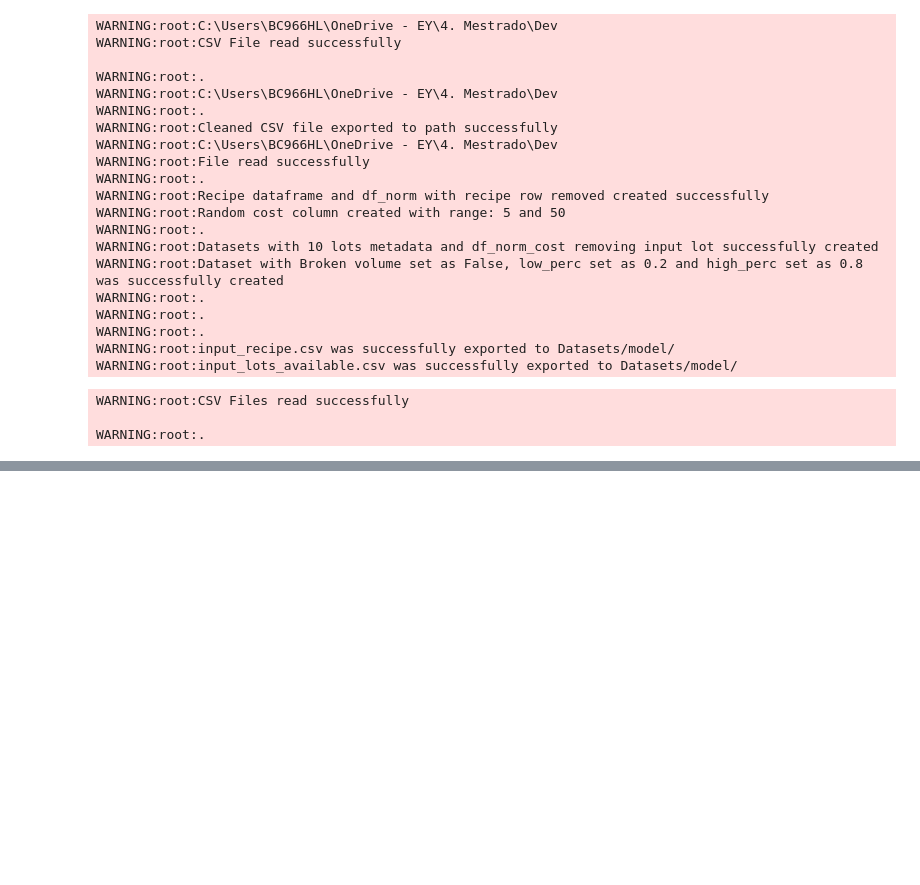
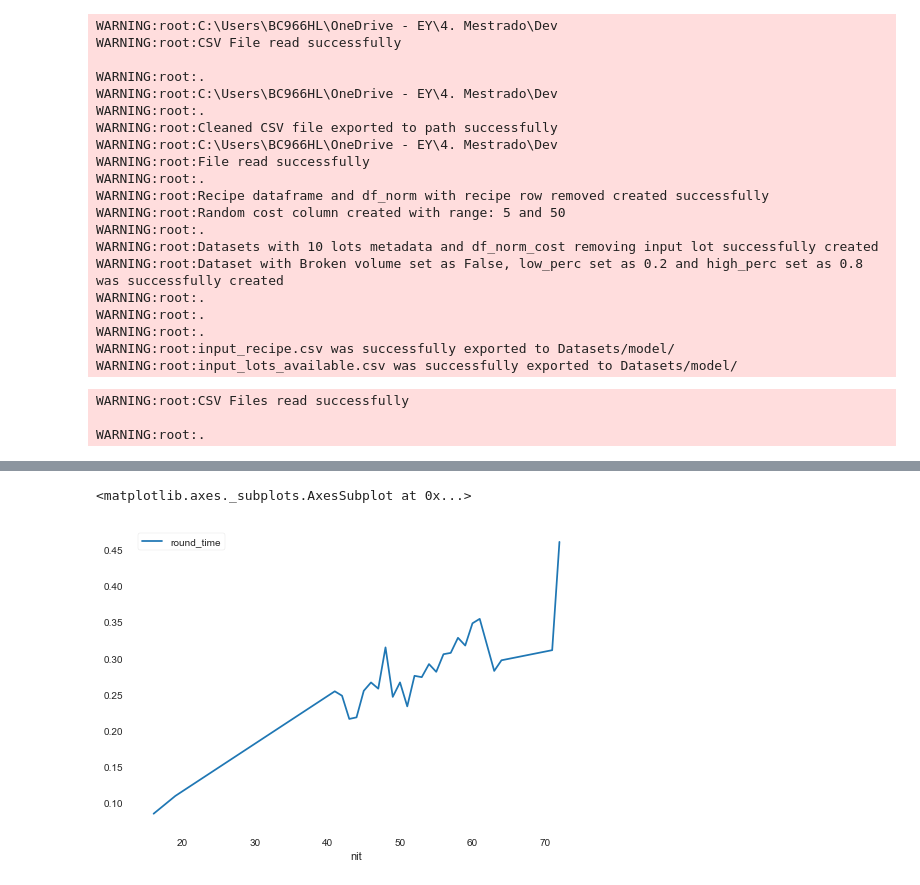
Before and after one commit to Pawlowski123/mecai-coffee-opt-blender, a Jupyter notebook: main.ipynb, the cells around one changed output, grey strips where cells are left out. Saved outputs shown, nothing was run; the diff lists cells and outputs as text; code cells hidden in the pictures; blank space fills up the shorter version.

```diff
--- a/main.ipynb
+++ b/main.ipynb
@@ -94,0 +119,5 @@ pd.DataFrame(simulation_var_x0_fx_iter).transpose().reset_index()[1][5]['extra_d
+# %%
+test_df.plot(x='nit', y=['round_time'])
+# %% [output]
+<matplotlib.axes._subplots.AxesSubplot at 0x...>
+[figure, added]
```
Also changed, not shown: parts of 10 cells of this notebook, 3 other files.
